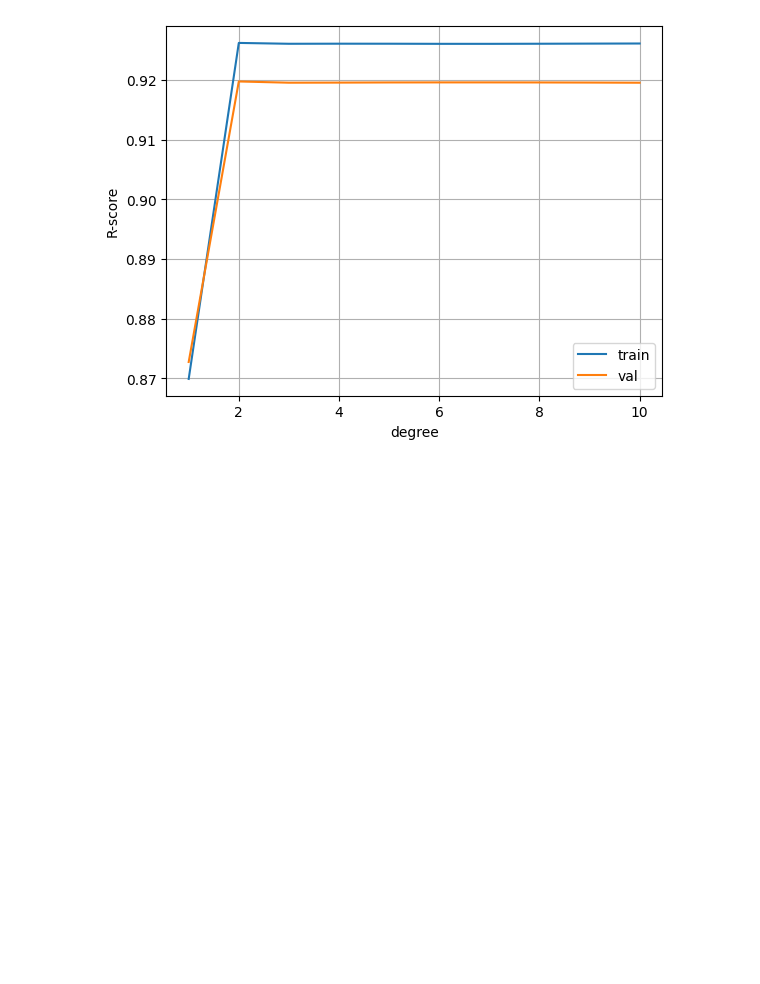
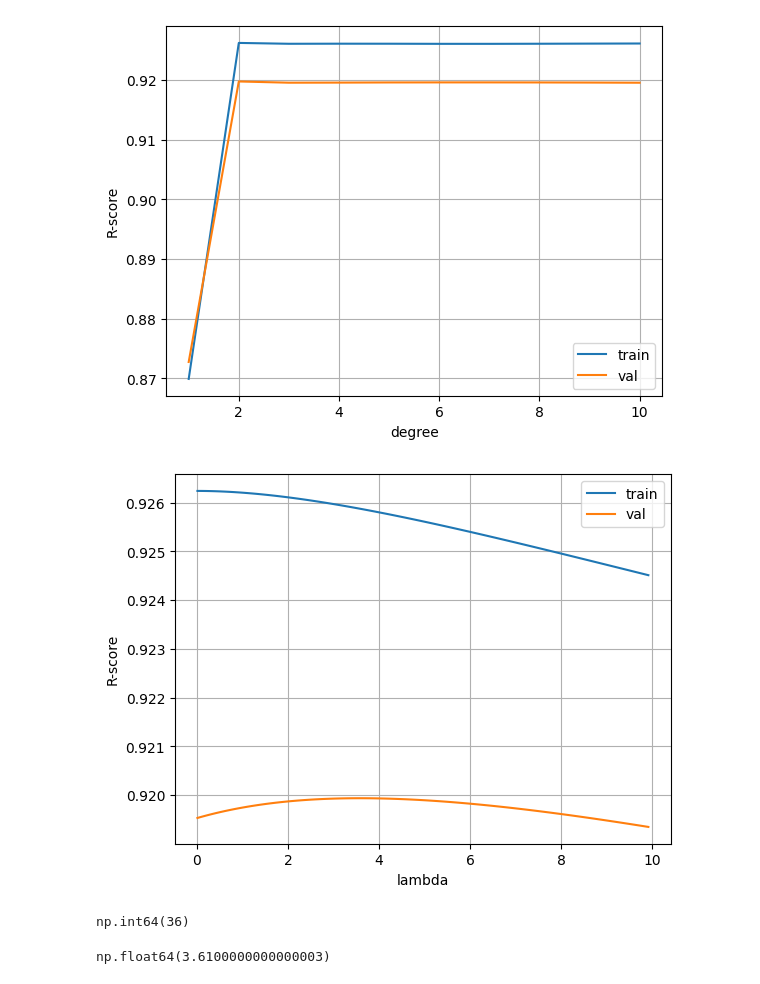
Before and after one commit to Himanshu-Kumar-123/ML-Linear-Regression-Cars24-Scratch, a Jupyter notebook: Cross_Validation.ipynb, the cells around one changed output. Saved outputs shown, nothing was run; the diff lists cells and outputs as text; code cells hidden in the pictures; blank space fills up the shorter version.

```diff
--- a/Cross_Validation.ipynb
+++ b/Cross_Validation.ipynb
@@ -108,3 +108,22 @@ for rate in lambda_list: # [0.01, 0.1, 1, 5, 10]
 
   train_scores.append(train_score)
   val_scores.append(val_score)
+# %%
+plt.figure()
+plt.plot(lambda_list, train_scores, label="train")
+plt.plot(lambda_list, val_scores, label="val")
+plt.legend()
+plt.xlabel("lambda")
+plt.ylabel("R-score")
+plt.grid()
+plt.show()
+# %% [output]
+[figure, added]
+# %%
+np.argmax(val_scores)
+# %% [output]
+np.int64(36)
+# %%
+lambda_list[36]
+# %% [output]
+np.float64(3.6100000000000003)
```
Also changed, not shown: parts of 1 cell of this notebook.
